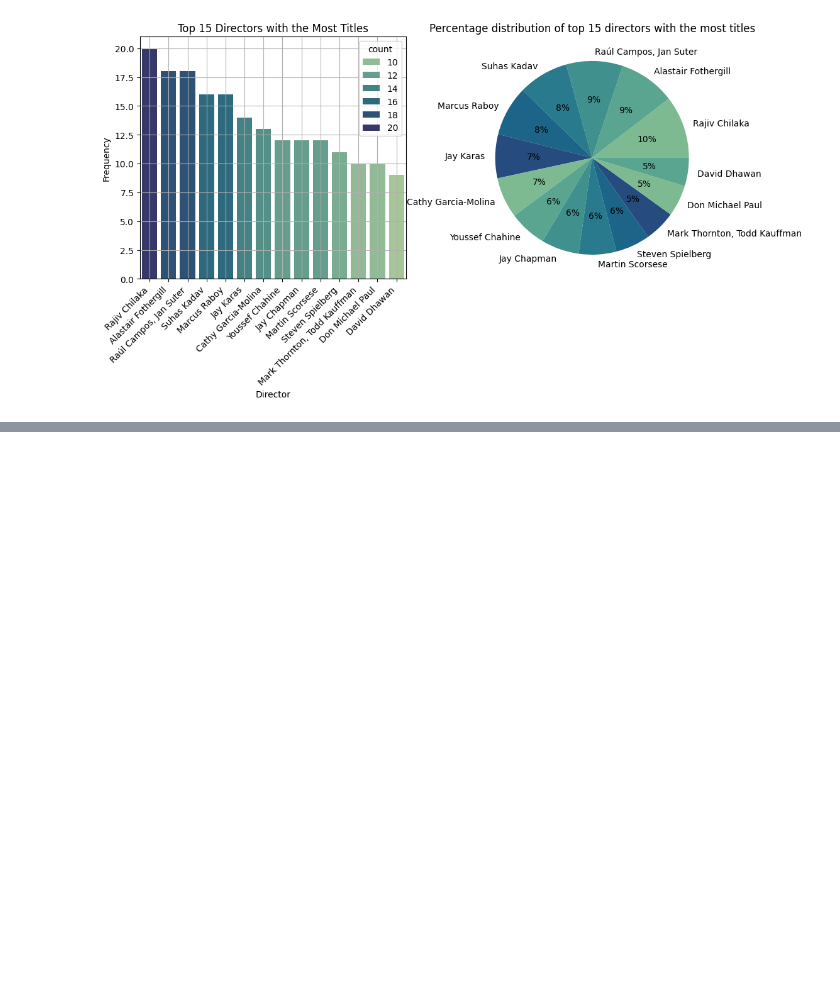
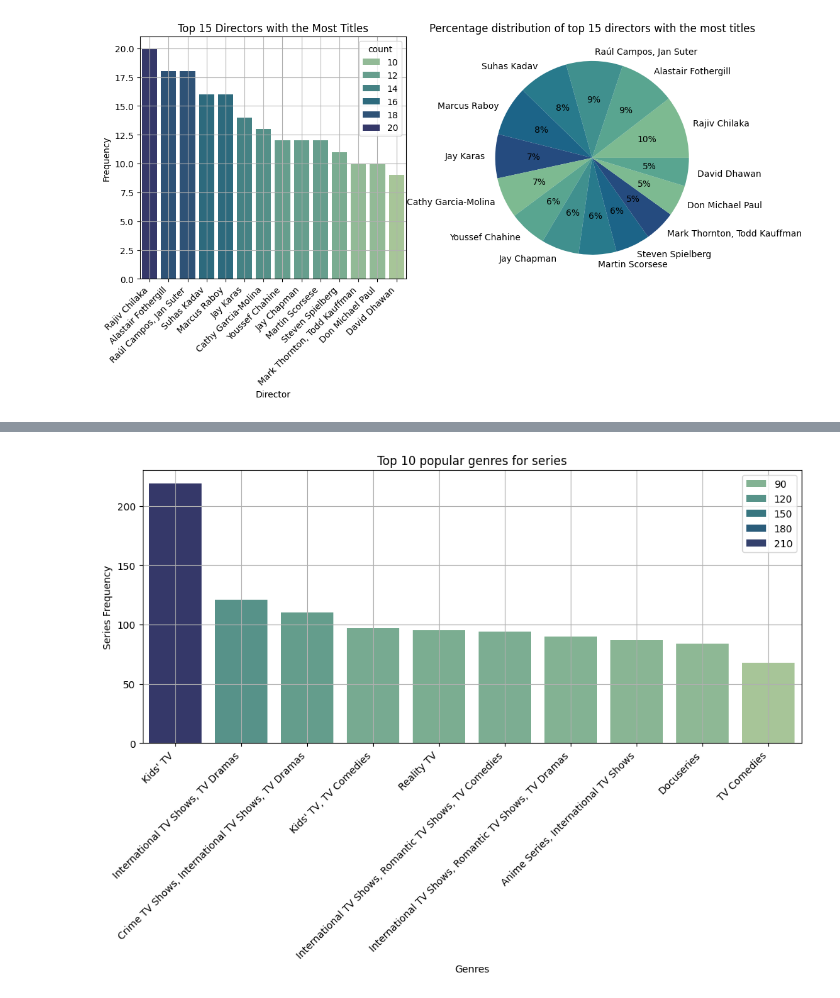
Before and after one commit to Rathod11jay/Unified_Mentor, a Jupyter notebook: Netflix_Data.ipynb, the cells around one changed output, grey strips where cells are left out. Drawn from its saved outputs; the diff is of its cells as text; code cells hidden in the pictures; blank space fills up the shorter version.

```diff
--- a/Netflix_Data.ipynb
+++ b/Netflix_Data.ipynb
@@ -164,0 +180,15 @@ plt.show()
+# %%
+# Top 10 Popular Series Genres
+
+popular_series_genre=data[data['type']=='TV Show'].groupby("listed_in").size().sort_values(ascending=False)[:10]
+
+plt.figure(figsize=(12, 5))
+sns.barplot(x=popular_series_genre.index, y=popular_series_genre.values, hue=popular_series_genre.values, palette='crest')
+plt.title("Top 10 popular genres for series")
+plt.xlabel("Genres")
+plt.xticks(rotation=45, ha='right')
+plt.ylabel("Series Frequency")
+plt.grid()
+plt.show()
+# %% [output]
+[figure, added]
```
Also changed, not shown: parts of 1 cell of this notebook.
